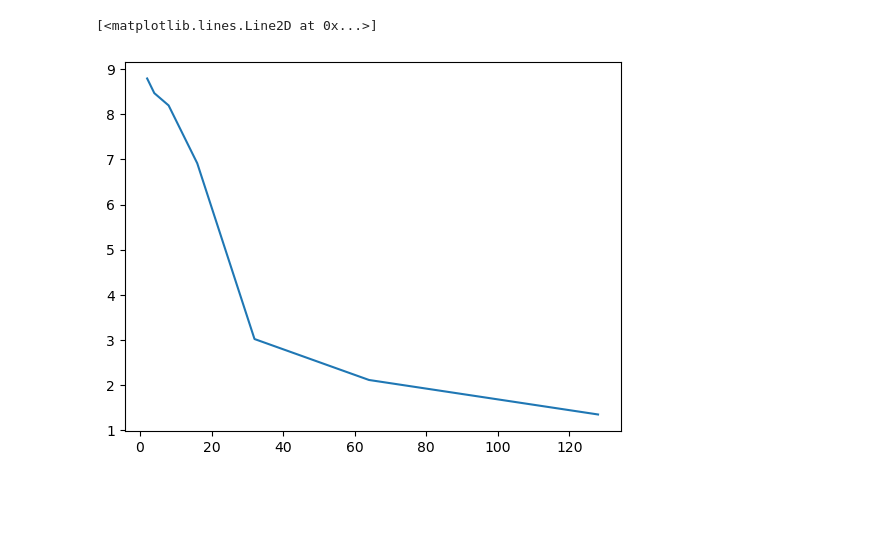
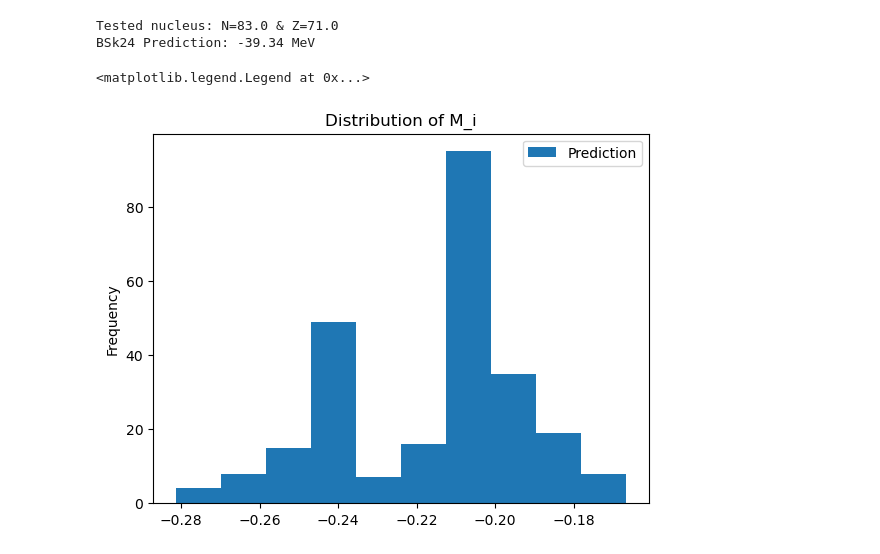
Before and after one commit to mzyudhistira/BSk24-Emu, a Jupyter notebook: analysis.ipynb, the cells around one changed output. Cells and saved outputs as stored; diff of their text form; code cells hidden in the pictures; blank space fills up the shorter version.

```diff
--- a/analysis.ipynb
+++ b/analysis.ipynb
@@ -81,24 +41,0 @@ Text(0, 0.5, 'log_10(Val_Loss)')
-# %%
-test_param = [2, 4, 8, 16, 32, 64]
-mass_table = [
-    f"Test {number_of_sample} varians w 0.2% sample each on exp mass predict {8*number_of_sample} random ext samples"
-    for number_of_sample in test_param
-]
-rms_deviation_arr = []
-std_difference_arr = []
-execution_time_arr = []
-
-for data in mass_table:
-    result = pd.read_csv(DATA_DIR / "output" / f"{data}.dat", sep=";")
-    rms_deviation = np.sqrt((result["Difference"] ** 2).mean())
-    std_difference = result["Difference"].std()
-    execution_time = performance_log.query(f'training_name=="{data}"')[
-        "training_time"
-    ].iloc[0]
-
-    rms_deviation_arr.append(rms_deviation)
-    std_difference_arr.append(std_difference)
-    execution_time_arr.append(execution_time)
-
-plt.plot(test_param, rms_deviation_arr, color="red")
-plt.xlabel("Number of varian")
@@ -157,8 +41,0 @@ To enable the following instructions: SSE4.1 SSE4.2 AVX AVX2 AVX512F AVX512_VNNI
-# %%
-import matplotlib.pyplot as plt
-
-varians = [2, 4, 8, 16, 32, 64, 128]
-plt.plot(varians, rms_dev)
-# %% [output]
-[<matplotlib.lines.Line2D at 0x...>]
-[figure, removed]
@@ -178,0 +42,21 @@ def extract_data(file):
+# %%
+random_variant = random.randint(0, len(mass_table["Z"]))
+N_test = mass_table.iloc[random_variant]["N"]
+Z_test = mass_table.iloc[random_variant]["Z"]
+
+test_bsk24 = bsk24[(bsk24["N"] == N_test) & (bsk24["Z"] == Z_test)]["m"].iloc[0]
+test_nucleus = (
+    mass_table[(mass_table["N"] == N_test) & (mass_table["Z"] == Z_test)] - test_bsk24
+)
+print(f"Tested nucleus: N={N_test} & Z={Z_test}")
+print(f"BSk24 Prediction: {test_bsk24} MeV")
+
+test_nucleus["Prediction"].plot(kind="hist")
+plt.title("Distribution of M_i")
+
+plt.legend()
+# %% [output]
+Tested nucleus: N=83.0 & Z=71.0
+BSk24 Prediction: -39.34 MeV
+<matplotlib.legend.Legend at 0x...>
+[figure, added]
```
Also changed, not shown: parts of 12 cells of this notebook, 12 other files.
